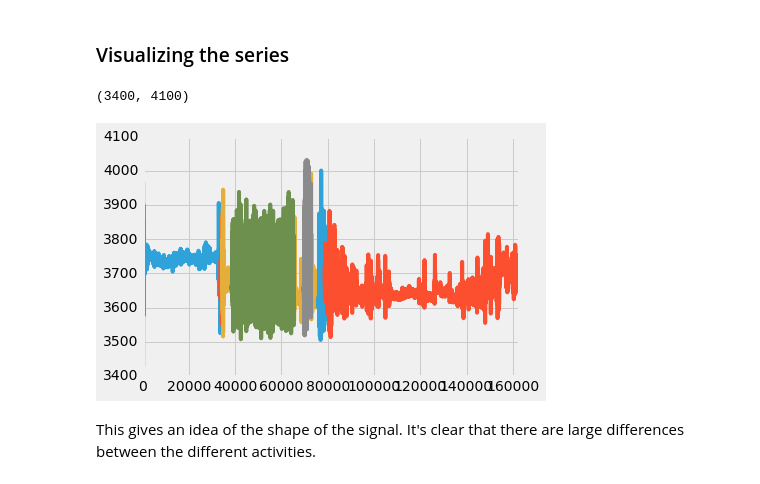
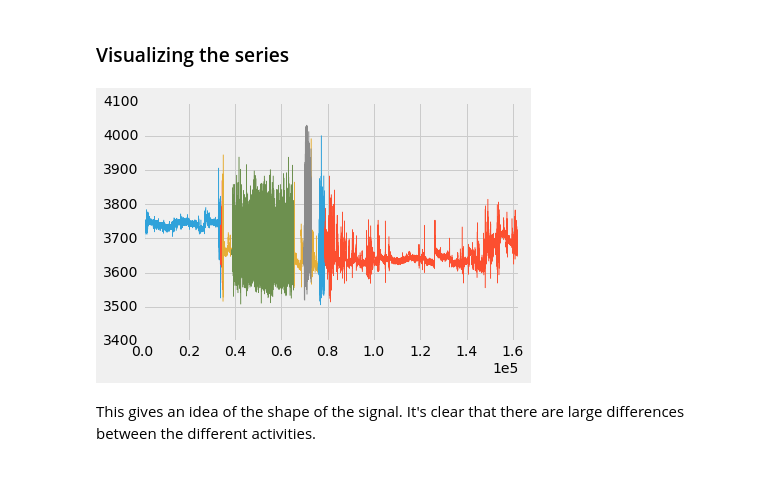
Before and after one commit to chipfranzen/chipfranzen.github.io, a Jupyter notebook: posts/predicting-activities-from-accelerometer-data/index.ipynb, the cells around one changed output. Cells and saved outputs as stored; diff of their text form; code cells hidden in the pictures.

```diff
--- a/posts/predicting-activities-from-accelerometer-data/index.ipynb
+++ b/posts/predicting-activities-from-accelerometer-data/index.ipynb
@@ -83,13 +83,13 @@ Name: target, dtype: float64
 # %%
 plt.style.use('fivethirtyeight')
 
 for c in range(1, 8):
-    plt.plot(data[data['target'] == c]['m'])
+    plt.plot(data[data['target'] == c]['m'], linewidth=.5)
 plt.xlim(0, len(data))
 plt.ylim(3400, 4100)
+plt.ticklabel_format(style='sci', axis='x', scilimits=(0,0))
 # %% [output]
-(3400, 4100)
-[figure, old version]
+[figure, new version]
 # %% [markdown]
 This gives an idea of the shape of the signal. It's clear that there are large differences between the different activities.
 # %% [markdown]
```
Also changed, not shown: parts of 6 cells of this notebook, 2 other files.
